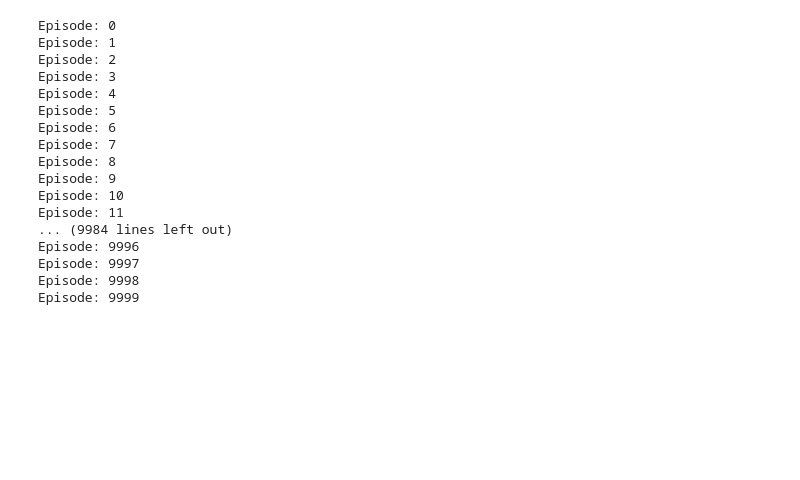
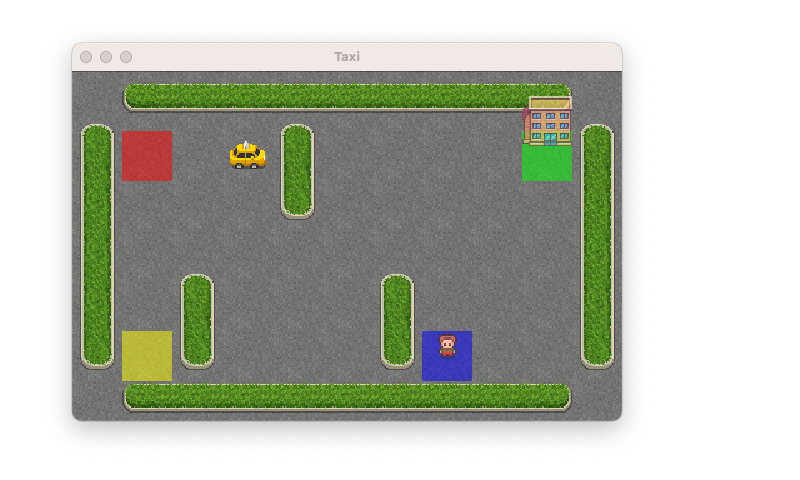
Before and after one commit to SeanMarcusJensen/ACIT4610_Portifolio_KMHS, a Jupyter notebook: problem_4/main.ipynb, the cells around one changed output. Saved outputs shown, nothing was run; the diff lists cells and outputs as text; code cells hidden in the pictures; blank space fills up the shorter version.

```diff
--- a/problem_4/main.ipynb
+++ b/problem_4/main.ipynb
@@ -178,24 +66,4 @@ ql.train(
-# %%
-ql.test(
-    env = gym.make('Taxi-v3', render_mode='Human'),
-    N_EPISODES=10000,
-    MAX_STEPS=1000
-)
-# %% [output]
-Episode: 0
-Episode: 1
-Episode: 2
-Episode: 3
-Episode: 4
-Episode: 5
-Episode: 6
-Episode: 7
-Episode: 8
-Episode: 9
-Episode: 10
-Episode: 11
-... (9984 lines left out)
-Episode: 9996
-Episode: 9997
-Episode: 9998
-Episode: 9999
+# %%
+Image(filename='./static/Environment.png')
+# %% [output]
+[figure, added]
```
Also changed, not shown: parts of 31 cells of this notebook, 40 other files.
